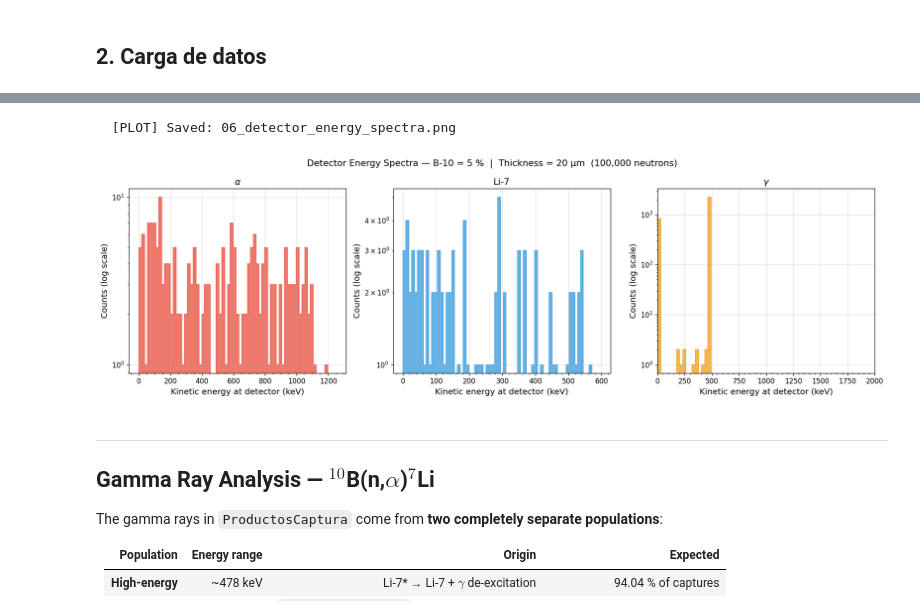
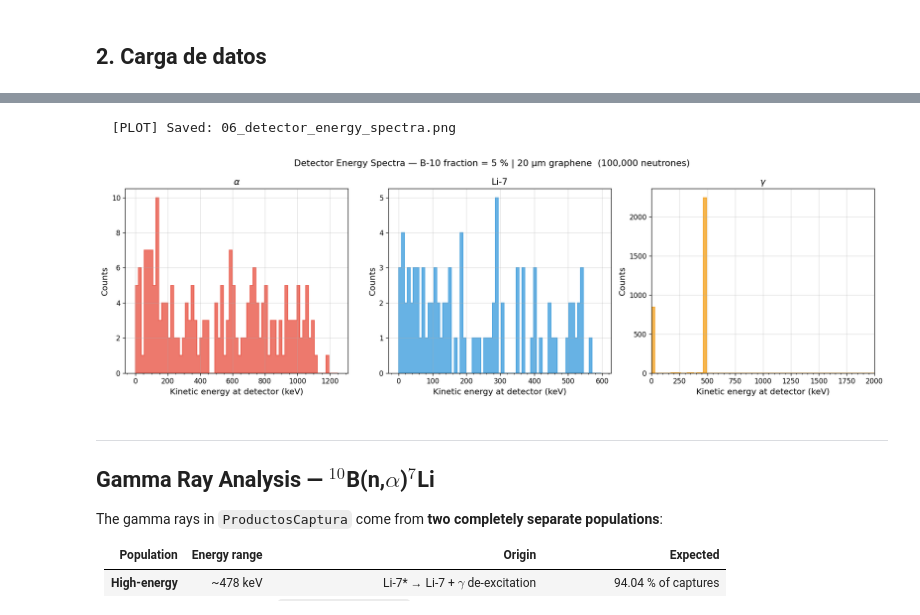
Before and after one commit to luisb0628/neutron-capture-graphene-boron-geant4, a Jupyter notebook: python/analysis_boron.ipynb, the cells around one changed output, grey strips where cells are left out. Drawn from its saved outputs; the diff is of its cells as text; code cells hidden in the pictures.

```diff
--- a/python/analysis_boron.ipynb
+++ b/python/analysis_boron.ipynb
@@ -347,0 +329,10 @@ Cualquier tendencia indicaría que el dopado modifica las propiedades de transpo
+# %%
+plt.plot(figsize=(14, 5))
+for p in PARTICLES:
+    plt.scatter(df["boron_pct"], df[f"det_{p}"],
+                 color=COLORS[p], label=PARTICLE_LABELS[p])
+    plt.xlabel("B-10 fraction (%)")
+    plt.ylabel("Particles reaching detector")
+    plt.title(f"Particles from Graphene Reaching the Detector vs B-10 Fraction ({p})")
+    plt.legend()
+    plt.show()
@@ -347,0 +343,10 @@ Cualquier tendencia indicaría que el dopado modifica las propiedades de transpo
+# %%
+plt.plot(figsize=(14, 5))
+for p in ["alpha", "Li7"]:
+    plt.scatter(df["boron_pct"], df[f"det_{p}"],
+                 color=COLORS[p], label=PARTICLE_LABELS[p])
+plt.xlabel("B-10 fraction (%)")
+plt.ylabel("Particles reaching detector (log scale)")
+plt.title(f"Particles from Graphene Reaching the Detector vs B-10 Fraction — {GRAPHENE_UM} µm")
+plt.legend()
+plt.show()
@@ -353,15 +368,15 @@ for p in PARTICLES:
     with warnings.catch_warnings():
         warnings.simplefilter("ignore")
         frac = np.where(created > 0, 100.0 * det / created, 0.0)
-    ax.plot(df["boron_pct"], frac,
-            "^", color=COLORS[p], ms=6, label=PARTICLE_LABELS[p])
+        print(frac)
+    ax.scatter(df["boron_pct"], frac,
+             color=COLORS[p],  label=PARTICLE_LABELS[p])
 ax.set_xlabel("B-10 fraction (%)")
 ax.set_ylabel("Fraction reaching detector (%)")
-ax.set_title(f"Fraction of Created Particles Reaching the Detector vs Boron Fraction\n"
-             f"(Graphene thickness = {GRAPHENE_UM} µm)")
+ax.set_title(f"Fraction of Created Particles Reaching the Detector vs B-10 Fraction — {GRAPHENE_UM} µm")
 ax.set_ylim(0, None)
 ax.legend()
 minor_ticks(ax)
 fig.tight_layout()
-save(fig, "04_transmission_fraction_vs_boron.png")
+save(fig, "04_transmission_fraction_vs_fraction.png")
 # %% [output]
@@ -402,8 +431,8 @@ else:
         minor_ticks(ax)
 
     fig.suptitle(
-        f"Creation Energy Spectra — B-10 = {SELECTED_FRACTION} %  "
-        f"|  Thickness = {GRAPHENE_UM} µm  ({N_NEUTRONS:,} neutrons)",
+        f"Creation Energy Spectra — B-10 fraction = {SELECTED_FRACTION} % | {GRAPHENE_UM} µm graphene  "
+        f"({N_NEUTRONS:,} neutrones)",
         fontsize=13,
     )
     fig.tight_layout()
@@ -424,38 +454,38 @@ Los gammas llegan prácticamente sin perder energía.
 if SELECTED_FRACTION not in data_by_fraction:
     print(f"  [WARN] Fracción {SELECTED_FRACTION} % no disponible")
 else:
     det = data_by_fraction[SELECTED_FRACTION]["detector"]
     fig, axes = plt.subplots(1, 3, figsize=(16, 5))
     xlims = {"alpha": None, "Li7": None, "gamma": (0, 2000)}
 
     for ax, p in zip(axes, PARTICLES):
         mask = (det["ParticleNorm"] == p) & (det["VertexVolume"] == "graphene")
         vals = det.loc[mask, "KineticEnergy_keV"].values
         if len(vals) == 0:
             ax.set_visible(False)
             continue
         xmax = xlims[p][1] if xlims[p] else vals.max() * 1.05
         bins = np.linspace(0, xmax, 70)
         ax.hist(vals, bins=bins, histtype="stepfilled",
                 color=COLORS[p], alpha=0.75, edgecolor=COLORS[p], lw=1.2)
-        ax.set_yscale("log")
+        #ax.set_yscale("log")
         ax.set_xlabel("Kinetic energy at detector (keV)")
-        ax.set_ylabel("Counts (log scale)")
+        ax.set_ylabel("Counts")
         ax.set_title(f"{PARTICLE_LABELS[p]}")
         if xlims[p]:
             ax.set_xlim(*xlims[p])
         ax.xaxis.set_minor_locator(AutoMinorLocator())
 
     fig.suptitle(
-        f"Detector Energy Spectra — B-10 = {SELECTED_FRACTION} %  "
-        f"|  Thickness = {GRAPHENE_UM} µm  ({N_NEUTRONS:,} neutrons)",
+        f"Detector Energy Spectra — B-10 fraction = {SELECTED_FRACTION} % | {GRAPHENE_UM} µm graphene  "
+        f"({N_NEUTRONS:,} neutrones)",
         fontsize=13,
     )
     fig.tight_layout()
     save(fig, "06_detector_energy_spectra.png")
 # %% [output]
   [PLOT] Saved: 06_detector_energy_spectra.png
-[figure, old version]
+[figure, new version]
 # %% [markdown]
 ---
 ## Gamma Ray Analysis — $^{10}$B(n,$\alpha$)$^{7}$Li
```
Also changed, not shown: parts of 34 cells of this notebook, 5 other files.
